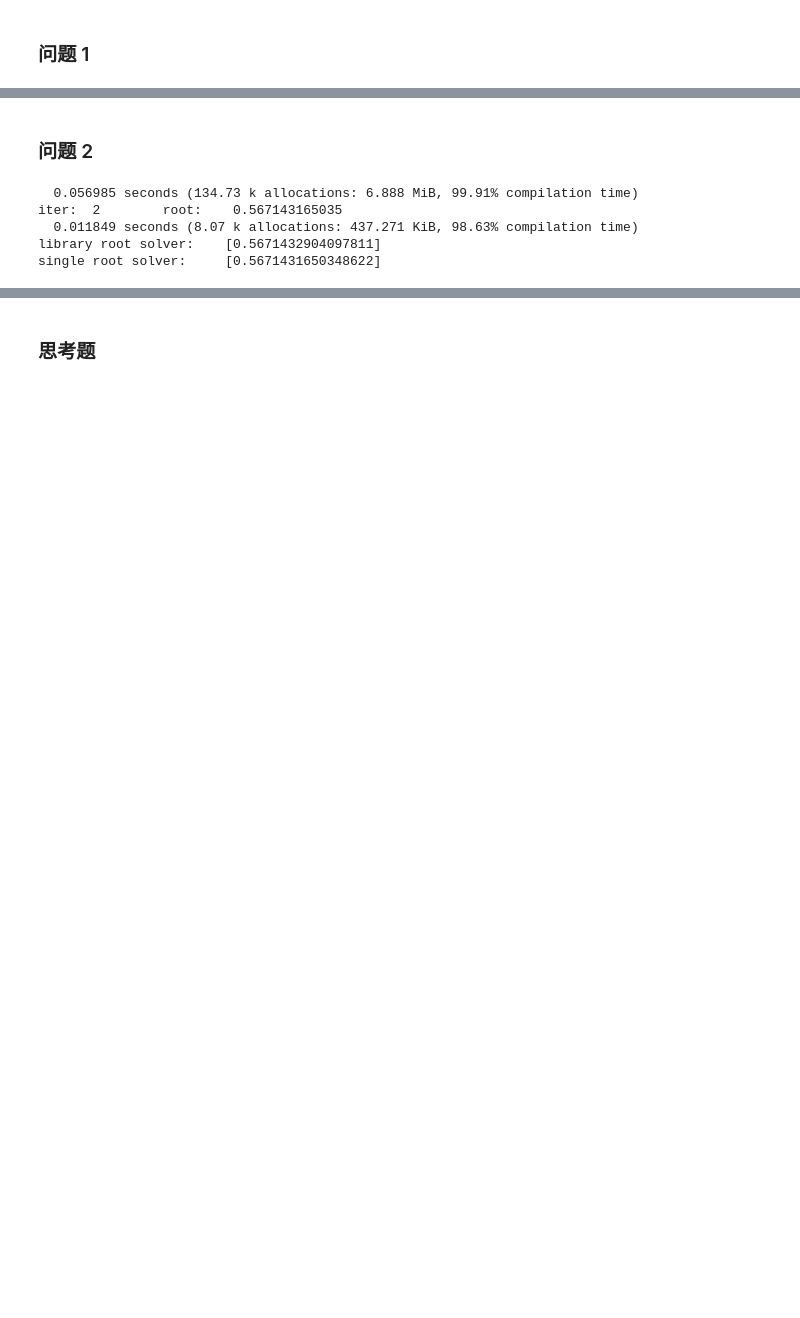
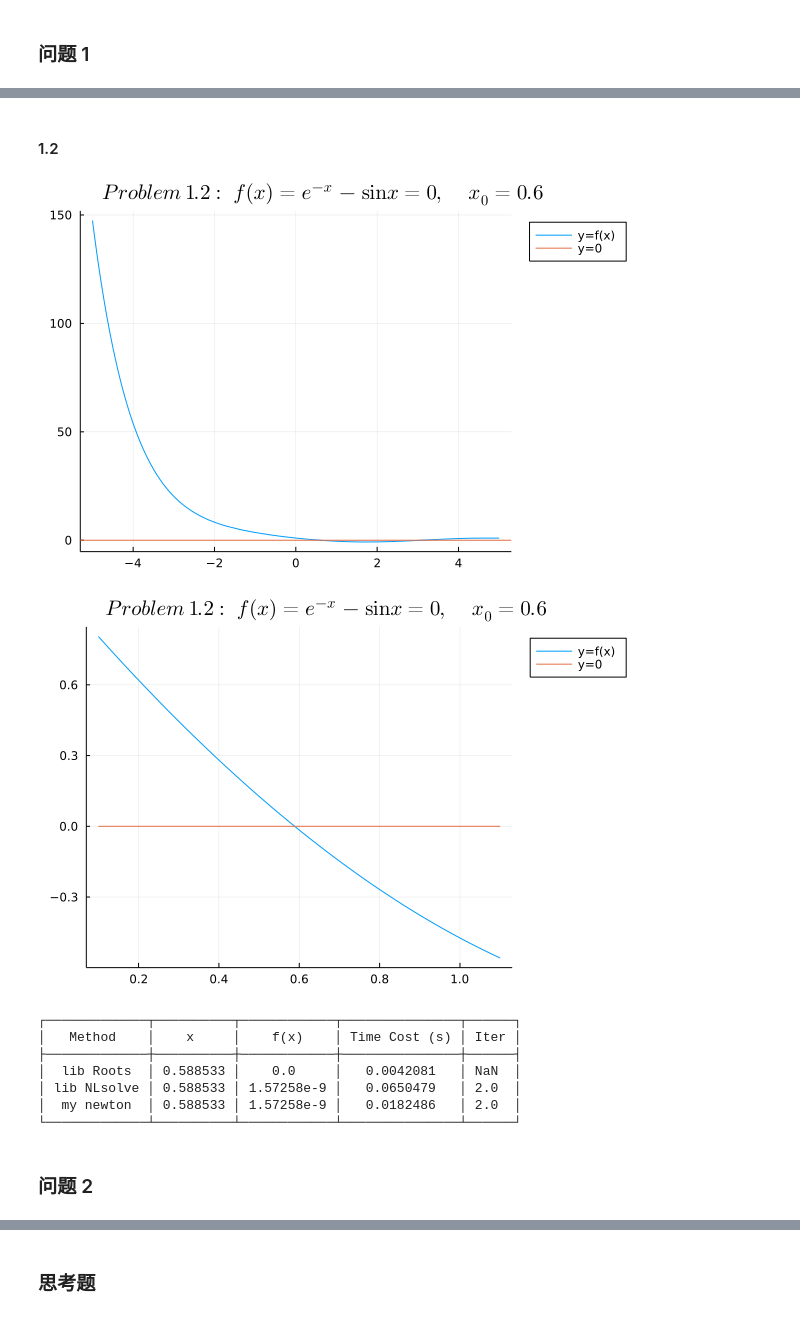
Before and after one commit to efJerryYang/computational-methods, a Jupyter notebook: hitsz/lab/code/lab4-newton.ipynb, the cells around one changed output, grey strips where cells are left out. Saved outputs shown, nothing was run; the diff lists cells and outputs as text; code cells hidden in the pictures; blank space fills up the shorter version.

```diff
--- a/hitsz/lab/code/lab4-newton.ipynb
+++ b/hitsz/lab/code/lab4-newton.ipynb
@@ -134,39 +169,22 @@ single root solver:     [0.588532742847979]
+# %% [markdown]
+#### 1.2
+# %%
+f(x) = exp(-x) - sin(x)
+ϵ1 = 1e-6
+ϵ2 = 1e-4
+N = 10
+x0 = 0.6
+title = L"Problem\ 1.2:\ f(x)=e^{-x}-\sin x=0,~~~~x_0=0.6"
+show_result(f, x0, ϵ1, ϵ2, N, title)
+# %% [output]
+[figure, added]
+[figure, added]
+┌─────────────┬──────────┬────────────┬───────────────┬──────┐
+│   Method    │    x     │    f(x)    │ Time Cost (s) │ Iter │
+├─────────────┼──────────┼────────────┼───────────────┼──────┤
+│  lib Roots  │ 0.588533 │    0.0     │   0.0042081   │ NaN  │
+│ lib NLsolve │ 0.588533 │ 1.57258e-9 │   0.0650479   │ 2.0  │
+│  my newton  │ 0.588533 │ 1.57258e-9 │   0.0182486   │ 2.0  │
+└─────────────┴──────────┴────────────┴───────────────┴──────┘
 # %% [markdown]
 ### 问题 2
-# %%
-f(x) = x - exp(-x)
-df(x) = 1 + exp(-x)
-
-x = range(start=0, stop=1, length=100)
-c(x) = 0
-y = [f.(x), c.(x)]
-label = ["y=f(x)" "y=0"]
-display(plot(x, y, label=label))
-function f!(r, x)
-    r .= f.(x)
-end
-function j!(J, x)
-    (s1, s2) = size(J)
-    J .= zeros(s1, s1)
-    for i in 1:s1
-        J[i, i] = df(x[i])
-    end
-end
-
-ϵ1 = 1e-6
-ϵ2 = 1e-4
-N = 10
-x0 = 0.5
-
-@time sol = nlsolve(f!, j!, [x0]; method=:newton)
-# println(sol)
-r1 = sol.zero
-@time r2 = newton(f, df, ϵ1, ϵ2, N, x0)
-println("library root solver:\t$r1")
-println("single root solver:\t$([r2])")
-# %% [output]
-  0.056985 seconds (134.73 k allocations: 6.888 MiB, 99.91% compilation time)
-iter:  2        root:    0.567143165035
-  0.011849 seconds (8.07 k allocations: 437.271 KiB, 98.63% compilation time)
-library root solver:    [0.5671432904097811]
-single root solver:     [0.5671431650348622]
```
Also changed, not shown: parts of 14 cells of this notebook.
